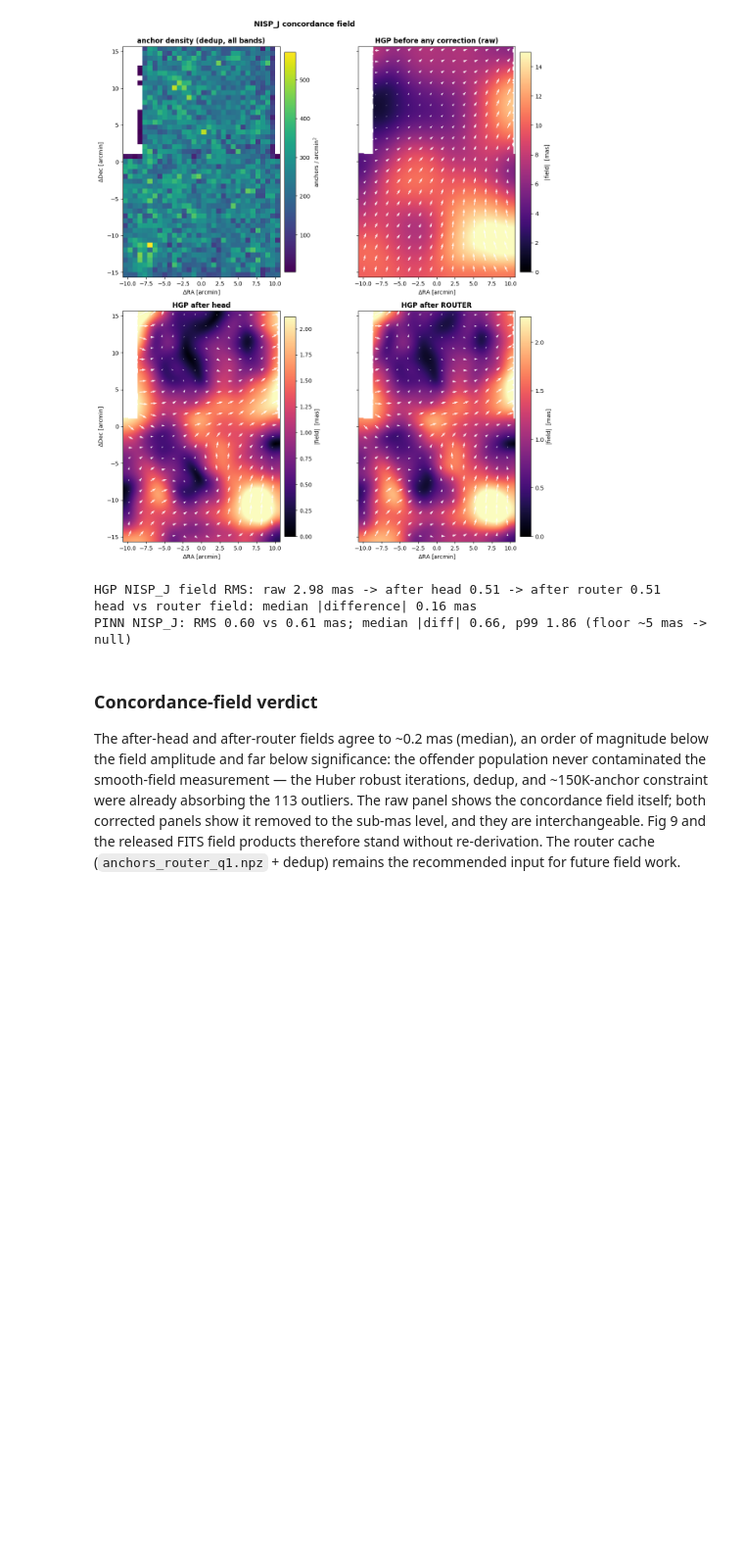
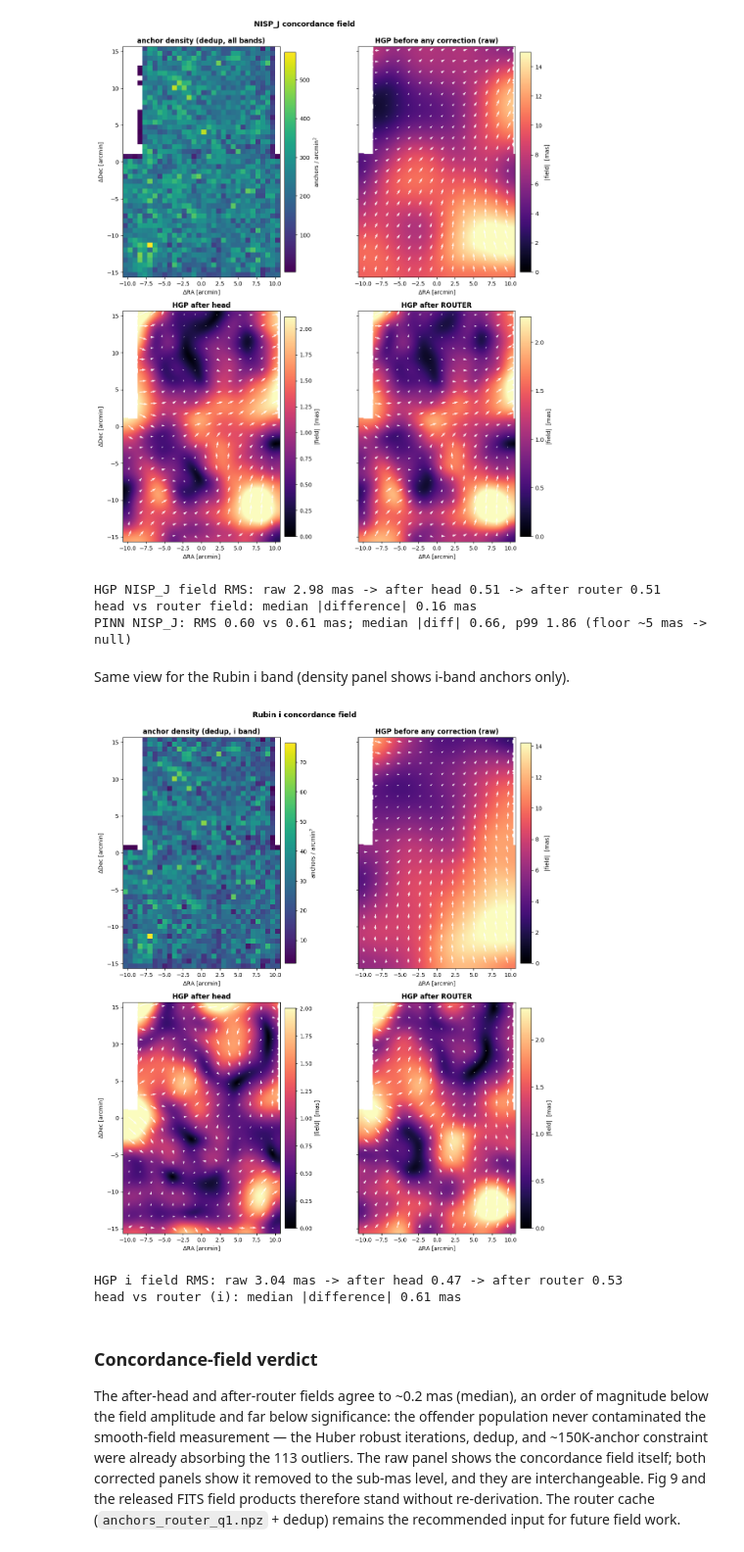
Before and after one commit to xoubish/JAISP, a Jupyter notebook: io/24_astrometry_sigma_router.ipynb, the cells around one changed output. Shown at 98% size. Saved outputs shown, nothing was run; the diff lists cells and outputs as text; code cells hidden in the pictures; blank space fills up the shorter version.

Commit message:
nb24: add Rubin i-band 2x2 field figure
Co-Authored-By: Claude Fable 5 <noreply@anthropic.com>

```diff
--- a/io/24_astrometry_sigma_router.ipynb
+++ b/io/24_astrometry_sigma_router.ipynb
@@ -487,6 +487,37 @@ except Exception as e:
 HGP NISP_J field RMS: raw 2.98 mas -> after head 0.51 -> after router 0.51
 head vs router field: median |difference| 0.16 mas
 PINN NISP_J: RMS 0.60 vs 0.61 mas; median |diff| 0.66, p99 1.86 (floor ~5 mas -> null)
+# %% [markdown]
+Same view for the Rubin i band (density panel shows i-band anchors only).
+# %%
+BAND_I='I'
+Ri=load_field(CKPT/'hgp_q1_raw_refit.fits',BAND_I)
+Ai=load_field(CKPT/'hgp_q1_headresid_refit.fits',BAND_I)
+Bi=load_field(CKPT/'hgp_q1_router_supertight.fits',BAND_I)
+arai=np.asarray(dd['i_ra'],float); adei=np.asarray(dd['i_dec'],float)
+axi=(arai-ctr_ra)*cosd*60.; ayi=(adei-ctr_de)*60.
+Hdi,xe,ye=np.histogram2d(axi,ayi,bins=[np.linspace(ext[0],ext[1],nbx+1),np.linspace(ext[2],ext[3],nby+1)])
+densi=Hdi.T/cellA
+fig,axes=plt.subplots(2,2,figsize=(12.5,13.5)); axes=axes.ravel()
+imd=axes[0].imshow(np.where(densi>0,densi,np.nan),origin='lower',extent=ext,cmap='viridis',aspect='equal')
+axes[0].set_title('anchor density (dedup, i band)',fontsize=12,fontweight='bold')
+axes[0].set_ylabel('$\\Delta$Dec [arcmin]')
+cb=fig.colorbar(imd,ax=axes[0],fraction=0.046,pad=0.02); cb.set_label('anchors / arcmin$^2$',fontsize=10)
+for k,(fld,title) in enumerate(zip([Ri,Ai,Bi],['HGP before any correction (raw)','HGP after head','HGP after ROUTER'])):
+    ax=axes[k+1]
+    vmax=np.nanpercentile(fld[2][np.isfinite(fld[2])],97)
+    im=draw(ax,*fld,title,vmax,ylabel=(k==1))
+    cb=fig.colorbar(im,ax=ax,fraction=0.046,pad=0.02); cb.set_label('|field|  [mas]',fontsize=10)
+axes[2].set_ylabel('$\\Delta$Dec [arcmin]'); axes[2].tick_params(labelleft=True)
+for a_ in axes: a_.set_xlabel('$\\Delta$RA [arcmin]')
+fig.suptitle('Rubin i concordance field',fontsize=13,fontweight='bold',y=0.995)
+plt.tight_layout(); fig.savefig(OUT/'nb24_field_hgp_I_raw_head_router.png',dpi=140,bbox_inches='tight'); plt.show()
+print(f'HGP i field RMS: raw {np.nanstd(Ri[2]):.2f} mas -> after head {np.nanstd(Ai[2]):.2f} -> after router {np.nanstd(Bi[2]):.2f}')
+print(f'head vs router (i): median |difference| {np.nanmedian(np.hypot(Ai[0]-Bi[0],Ai[1]-Bi[1])):.2f} mas')
+# %% [output]
+[figure, added]
+HGP i field RMS: raw 3.04 mas -> after head 0.47 -> after router 0.53
+head vs router (i): median |difference| 0.61 mas
 # %% [markdown]
 ### Concordance-field verdict
 
```
Also changed, not shown: 1 other file.
